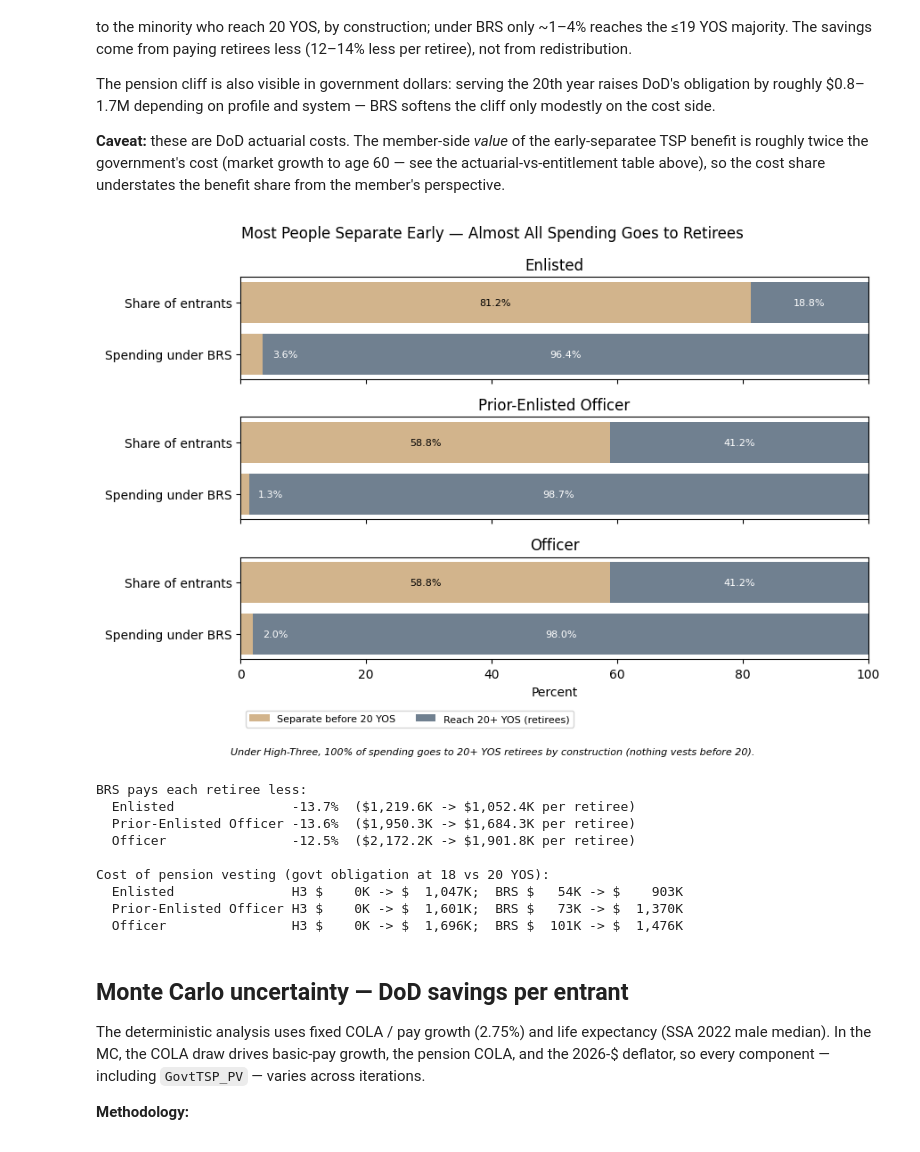
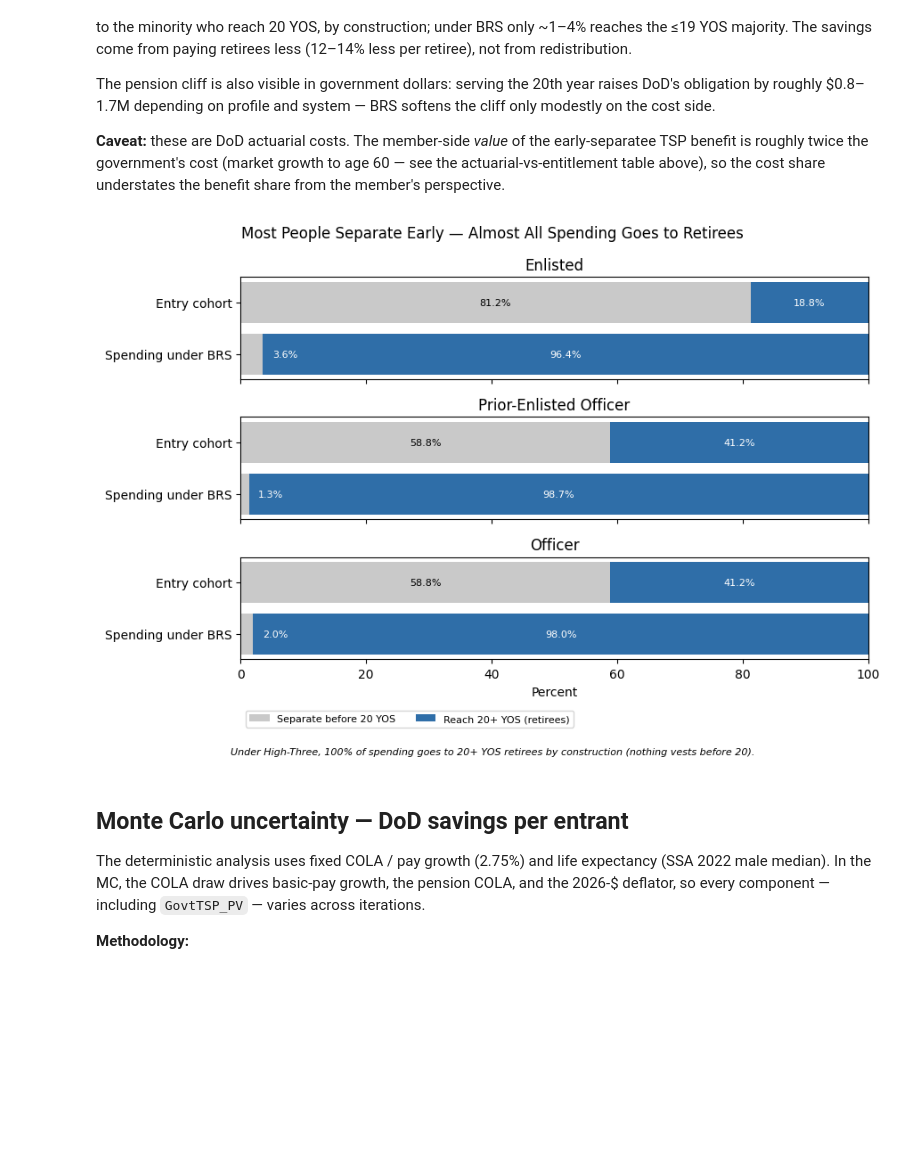
Before and after one commit to sgelety/military-retirement-monte-carlo, a Jupyter notebook: notebooks/04_government_fiscal.ipynb, the cells around one changed output. Drawn from its saved outputs; the diff is of its cells as text; code cells hidden in the pictures; blank space fills up the shorter version.

```diff
--- a/notebooks/04_government_fiscal.ipynb
+++ b/notebooks/04_government_fiscal.ipynb
@@ -230,7 +239,7 @@ for ax, (profile, label) in zip(
         sub["H3_GovtCost"] / 1000,
         width=bar_w,
         label="High-Three",
-        color="dimgray",
+        color=H3_COLOR,
         alpha=0.85,
     )
     ax.bar(
@@ -238,14 +247,13 @@ for ax, (profile, label) in zip(
         sub["BRS_GovtCost"] / 1000,
         width=bar_w,
         label="BRS",
-        color="crimson",
+        color=BRS_COLOR,
         alpha=0.85,
     )
     ax.set_xticks(x)
     ax.set_xticklabels(
         sub["SepYOS"].astype(str), fontsize=8
     )
-    ax.set_xlabel("YOS at Separation")
     ax.set_title(label)
     ax.yaxis.set_major_formatter(
         mticker.FuncFormatter(
@@ -255,9 +263,8 @@ for ax, (profile, label) in zip(
     ax.grid(axis="y", alpha=0.3)
 
 axes[0].legend(fontsize=8, loc="upper left")
-axes[0].set_ylabel(
-    "Govt Cost per Member (2026 $ thousands)"
-)
+axes[0].set_ylabel("Govt Cost per Member (2026 $)")
+fig.supxlabel("YOS at Separation")
 fig.suptitle(
     "Government Retirement Cost per Separating Member"
     ": High-Three vs. BRS",
@@ -449,14 +526,14 @@ for ax, (profile, label) in zip(
         alpha=0.75,
         edgecolor="white",
     )
-    ax.set_xlabel("YOS at Separation")
     ax.set_title(label)
     ax.yaxis.set_major_formatter(
-        mticker.FuncFormatter(lambda v, _: f"{v:.1%}")
+        mticker.FuncFormatter(lambda v, _: f"{v:.0%}")
     )
     ax.grid(axis="y", alpha=0.3)
 
 axes[0].set_ylabel("Probability")
+fig.supxlabel("YOS at Separation")
 fig.suptitle(
     "Separation Probability by YOS"
     " (Binned to Modeled Scenarios)",
@@ -672,6 +722,9 @@ understates the benefit share from the member's perspective.
 # %%
 # Share of expected spending reaching early separatees,
 # and expected cost per retiree, by profile and system
+EARLY_COLOR = "#c9c9c9"    # early separatees (< 20 YOS)
+RETIREE_COLOR = "#2f6ea8"  # retirees (20+ YOS) — get the money
+
 split = {}
 for profile in PROFILE_ORDER:
     w = scenario_weights[profile]
@@ -696,7 +749,7 @@ fig, axes = plt.subplots(
     3, 1, figsize=(9, 6), sharex=True
 )
 rows = [
-    "Share of entrants",
+    "Entry cohort",
     "Spending under BRS",
 ]
 
@@ -710,11 +763,11 @@ for ax, profile in zip(axes, PROFILE_ORDER):
     y = np.arange(len(rows))
 
     ax.barh(
-        y, early_v, color="tan",
+        y, early_v, color=EARLY_COLOR,
         label="Separate before 20 YOS",
     )
     ax.barh(
-        y, late_v, left=early_v, color="slategray",
+        y, late_v, left=early_v, color=RETIREE_COLOR,
         label="Reach 20+ YOS (retirees)",
     )
     for yi, (e, l) in enumerate(zip(early_v, late_v)):
@@ -734,71 +787,34 @@ for ax, profile in zip(axes, PROFILE_ORDER):
             e + l / 2, yi, f"{l:.1f}%",
             ha="center", va="center",
             fontsize=8, color="white",
         )
 
     ax.set_yticks(y)
     ax.set_yticklabels(rows)
     ax.invert_yaxis()
     ax.set_xlim(0, 100)
     ax.set_title(profile_labels[profile])
 
 axes[-1].set_xlabel("Percent")
 axes[-1].legend(
     fontsize=8, loc="upper left",
     bbox_to_anchor=(0.0, -0.45), ncols=2,
 )
 fig.text(
     0.5, -0.01,
     "Under High-Three, 100% of spending goes to 20+ YOS"
     " retirees by construction (nothing vests before 20).",
     ha="center", fontsize=8, style="italic",
 )
 fig.suptitle(
     "Most People Separate Early — Almost All Spending"
     " Goes to Retirees",
     fontsize=12,
 )
 plt.tight_layout()
 plt.show()
-
-print("BRS pays each retiree less:")
-for profile in PROFILE_ORDER:
-    pr = split[profile][2]
-    cut = 1.0 - pr["BRS_GovtCost"] / pr["H3_GovtCost"]
-    print(
-        f"  {profile_labels[profile]:22} -{cut:.1%}"
-        f"  (${pr['H3_GovtCost'] / 1000:,.1f}K"
-        f" -> ${pr['BRS_GovtCost'] / 1000:,.1f}K"
-        f" per retiree)"
-    )
-
-print()
-print(
-    "Cost of pension vesting"
-    " (govt obligation at 18 vs 20 YOS):"
-)
-for profile in PROFILE_ORDER:
-    sub = fiscal[fiscal["Profile"] == profile]
-    c18 = sub[sub["SepYOS"] == 18].iloc[0]
-    c20 = sub[sub["SepYOS"] == 20].iloc[0]
-    print(
-        f"  {profile_labels[profile]:22}"
-        f" H3 ${c18['H3_GovtCost'] / 1000:>5,.0f}K"
-        f" -> ${c20['H3_GovtCost'] / 1000:>7,.0f}K;"
-        f"  BRS ${c18['BRS_GovtCost'] / 1000:>5,.0f}K"
-        f" -> ${c20['BRS_GovtCost'] / 1000:>7,.0f}K"
-    )
 # %% [output]
-[figure, old version]
+[figure, new version]
-BRS pays each retiree less:
-  Enlisted               -13.7%  ($1,219.6K -> $1,052.4K per retiree)
-  Prior-Enlisted Officer -13.6%  ($1,950.3K -> $1,684.3K per retiree)
-  Officer                -12.5%  ($2,172.2K -> $1,901.8K per retiree)
-
-Cost of pension vesting (govt obligation at 18 vs 20 YOS):
-  Enlisted               H3 $    0K -> $  1,047K;  BRS $   54K -> $    903K
-  Prior-Enlisted Officer H3 $    0K -> $  1,601K;  BRS $   73K -> $  1,370K
-  Officer                H3 $    0K -> $  1,696K;  BRS $  101K -> $  1,476K
 # %% [markdown]
 ## Monte Carlo uncertainty — DoD savings per entrant
 
```
Also changed, not shown: parts of 7 cells of this notebook, 3 other files.
